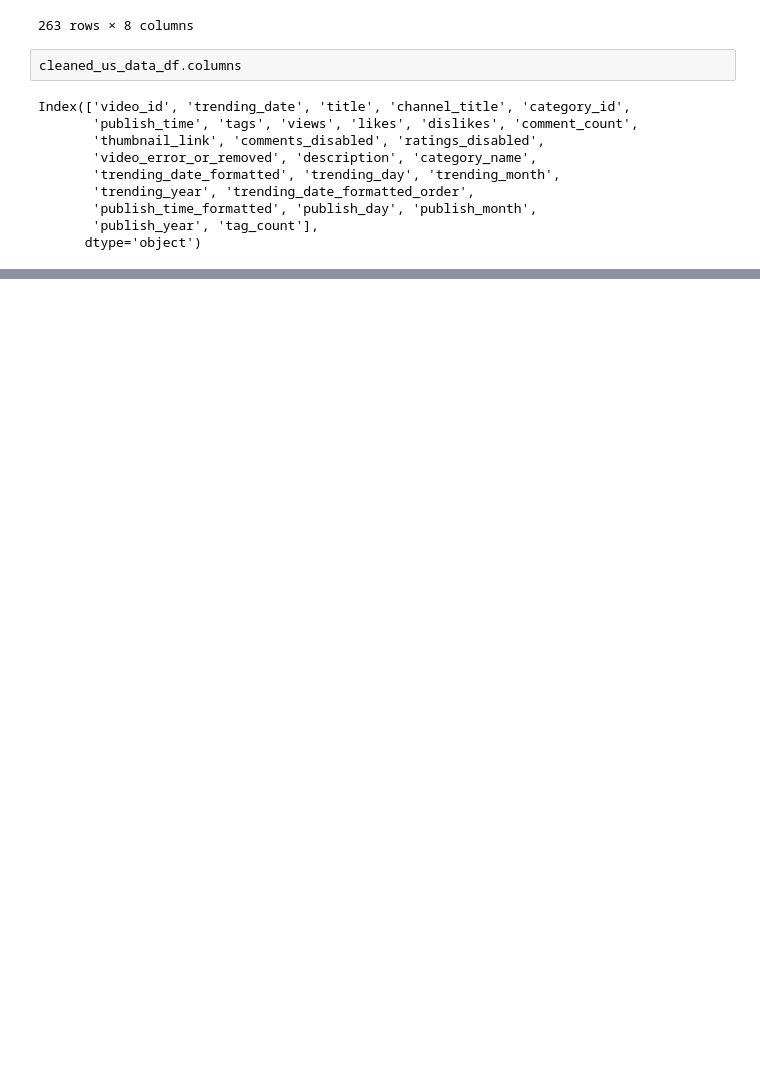
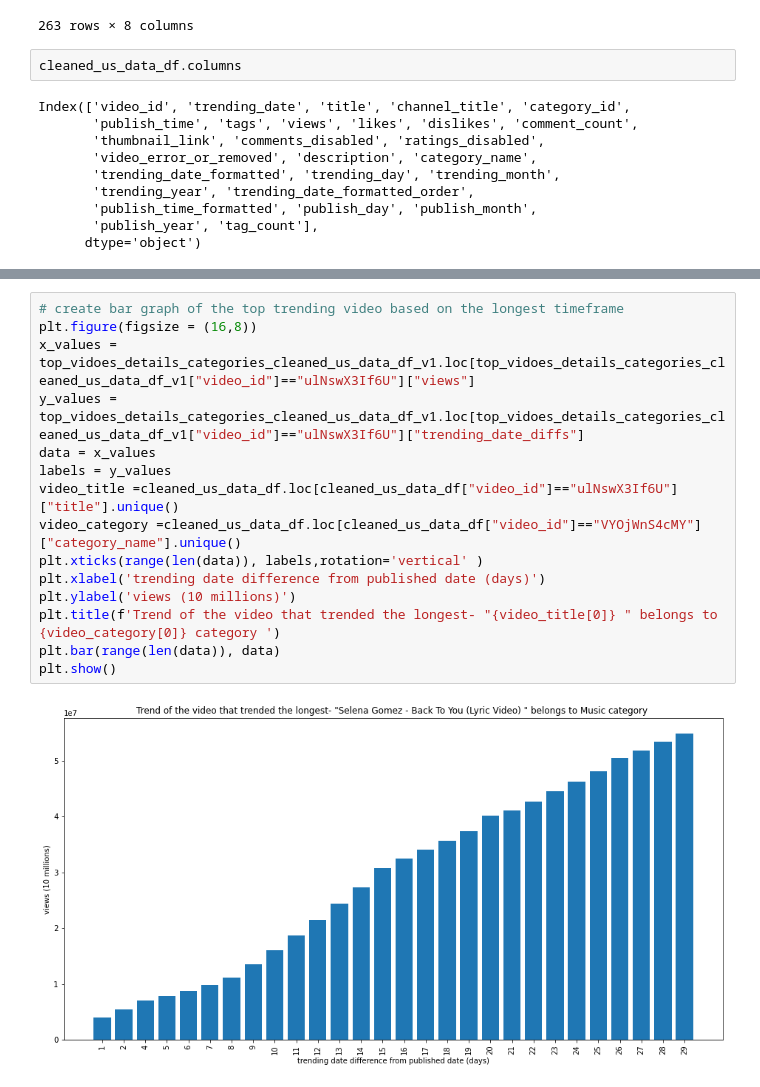
Before and after one commit to kimco2/project_1_misison_youtube, a Jupyter notebook: US_cleaning_categories.ipynb, the cells around one changed output, grey strips where cells are left out. Saved outputs shown, nothing was run; the diff lists cells and outputs as text; blank space fills up the shorter version.

```diff
--- a/US_cleaning_categories.ipynb
+++ b/US_cleaning_categories.ipynb
@@ -440,0 +419,17 @@ See the caveats in the documentation: https://pandas.pydata.org/pandas-docs/stab
+# %%
+# create bar graph of the top trending video based on the longest timeframe
+plt.figure(figsize = (16,8))
+x_values = top_vidoes_details_categories_cleaned_us_data_df_v1.loc[top_vidoes_details_categories_cleaned_us_data_df_v1["video_id"]=="ulNswX3If6U"]["views"]
+y_values = top_vidoes_details_categories_cleaned_us_data_df_v1.loc[top_vidoes_details_categories_cleaned_us_data_df_v1["video_id"]=="ulNswX3If6U"]["trending_date_diffs"]
+data = x_values
+labels = y_values
+video_title =cleaned_us_data_df.loc[cleaned_us_data_df["video_id"]=="ulNswX3If6U"]["title"].unique()
+video_category =cleaned_us_data_df.loc[cleaned_us_data_df["video_id"]=="VYOjWnS4cMY"]["category_name"].unique()
+plt.xticks(range(len(data)), labels,rotation='vertical' )
+plt.xlabel('trending date difference from published date (days)')
+plt.ylabel('views (10 millions)')
+plt.title(f'Trend of the video that trended the longest- "{video_title[0]} " belongs to {video_category[0]} category ')
+plt.bar(range(len(data)), data)
+plt.show()
+# %% [output]
+[figure, added]
```
Also changed, not shown: parts of 9 cells of this notebook, 1 other file.
